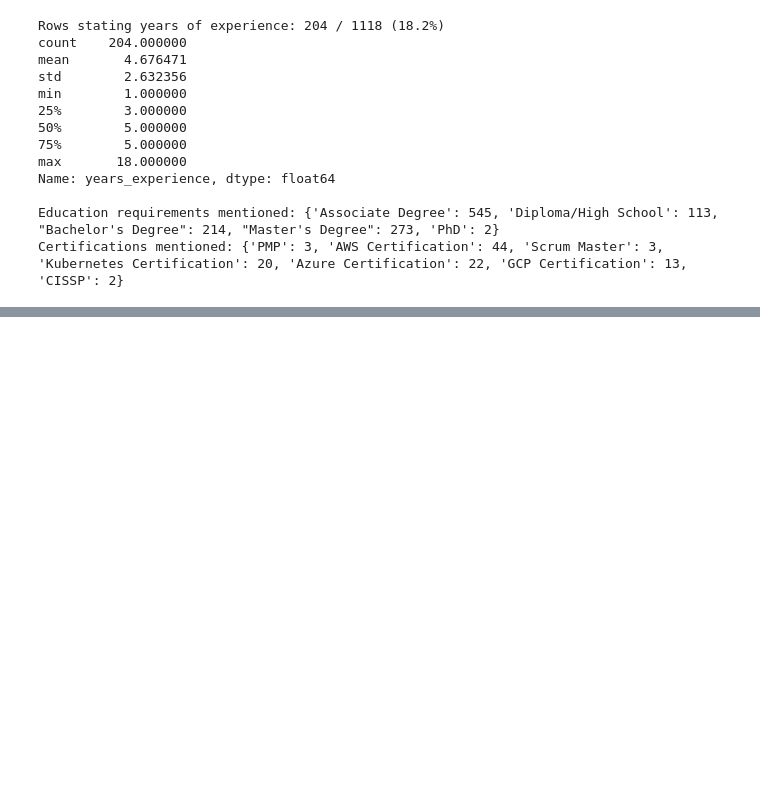
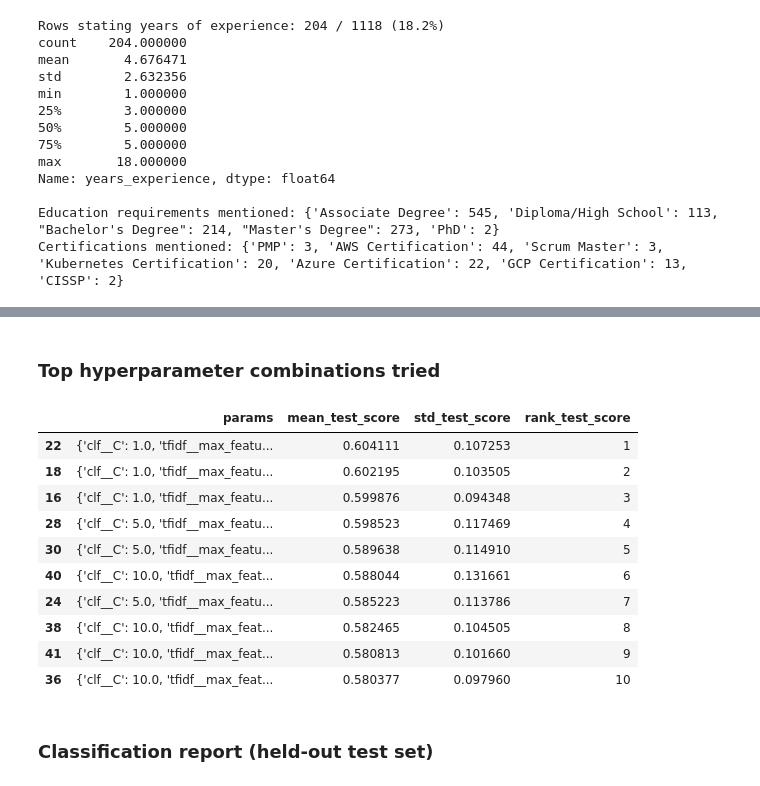
Before and after one commit to franciswairagu/jobpulseKe, a Jupyter notebook: notebooks/nlp_analysis.ipynb, the cells around one changed output, grey strips where cells are left out. Saved outputs shown, nothing was run; the diff lists cells and outputs as text; code cells hidden in the pictures; blank space fills up the shorter version.

```diff
--- a/notebooks/nlp_analysis.ipynb
+++ b/notebooks/nlp_analysis.ipynb
@@ -13,17 +11,19 @@ from pathlib import Path
 import pandas as pd
 import numpy as np
 import matplotlib.pyplot as plt
-from bs4 import BeautifulSoup
-
 
 PROJECT_ROOT = Path().resolve().parent
 sys.path.insert(0, str(PROJECT_ROOT))
 
-from src.nlp.skill_extractor import get_extractor
-from src.nlp.metadata_extractor import get_metadata_extractor, SeniorityLevel
+from src.nlp.nlp_analysis_pipeline import NLPAnalysisPipeline
+from src.nlp.category_classifier import TechCategoryClassifier, DEFAULT_PARAM_GRID
+from src.config import ANALYZED_CV_DIR
 
 pd.set_option("display.max_colwidth", 120)
 plt.rcParams["figure.facecolor"] = "white"
+
+# Everything below is a method call on this one object.
+pipeline = NLPAnalysisPipeline()
 # %% [markdown]
 ## 2. Load data
 # %%
@@ -441,0 +262,13 @@ Gap: 0.037
+# %%
+print("Hyperparameter search space:")
+for k, v in DEFAULT_PARAM_GRID.items():
+    print(f"  {k}: {v}")
+
+# prepare_dataset() + tune() + evaluate(), all in one call
+tuning_summary = pipeline.train_classifier(tune=True, param_grid=DEFAULT_PARAM_GRID, cv=5)
+
+print(f"\nTrain rows: {tuning_summary['n_train']}   Test rows: {tuning_summary['n_test']}")
+print(f"Best params: {tuning_summary['best_params']}")
+print(f"Best CV {tuning_summary['scoring']}: {tuning_summary['best_score']:.3f}")
+print(f"\nHeld-out test accuracy: {tuning_summary['evaluation']['accuracy']:.3f}")
+print(f"Held-out test F1 (macro): {tuning_summary['evaluation']['f1_macro']:.3f}")
@@ -441,0 +288,19 @@ Gap: 0.037
+# %% [markdown]
+### Top hyperparameter combinations tried
+# %%
+cv_results = pipeline.classifier.cv_results_.sort_values("rank_test_score")
+cv_results[["params", "mean_test_score", "std_test_score", "rank_test_score"]].head(10)
+# %% [output]
+|  | params | mean_test_score | std_test_score | rank_test_score |
+| 22 | {'clf__C': 1.0, 'tfidf__max_featu... | 0.604111 | 0.107253 | 1 |
+| 18 | {'clf__C': 1.0, 'tfidf__max_featu... | 0.602195 | 0.103505 | 2 |
+| 16 | {'clf__C': 1.0, 'tfidf__max_featu... | 0.599876 | 0.094348 | 3 |
+| 28 | {'clf__C': 5.0, 'tfidf__max_featu... | 0.598523 | 0.117469 | 4 |
+| 30 | {'clf__C': 5.0, 'tfidf__max_featu... | 0.589638 | 0.114910 | 5 |
+| 40 | {'clf__C': 10.0, 'tfidf__max_feat... | 0.588044 | 0.131661 | 6 |
+| 24 | {'clf__C': 5.0, 'tfidf__max_featu... | 0.585223 | 0.113786 | 7 |
+| 38 | {'clf__C': 10.0, 'tfidf__max_feat... | 0.582465 | 0.104505 | 8 |
+| 41 | {'clf__C': 10.0, 'tfidf__max_feat... | 0.580813 | 0.101660 | 9 |
+| 36 | {'clf__C': 10.0, 'tfidf__max_feat... | 0.580377 | 0.097960 | 10 |
+# %% [markdown]
+### Classification report (held-out test set)
```
Also changed, not shown: parts of 38 cells of this notebook, 4 other files.
